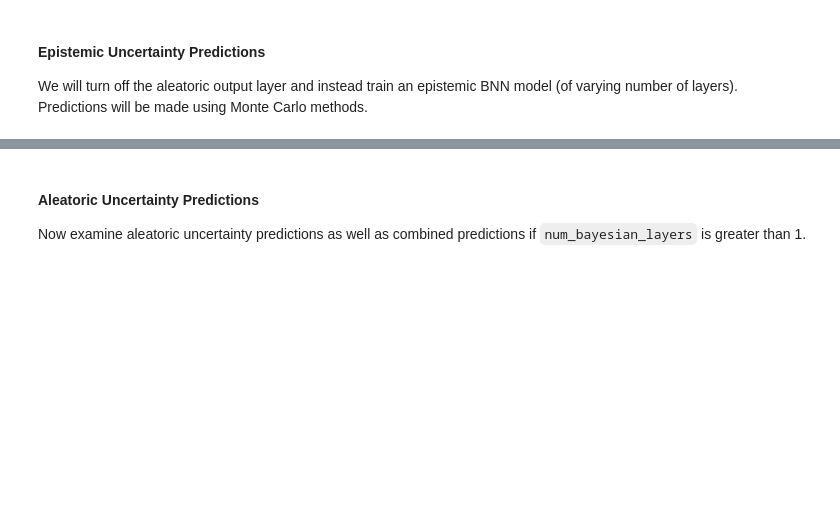
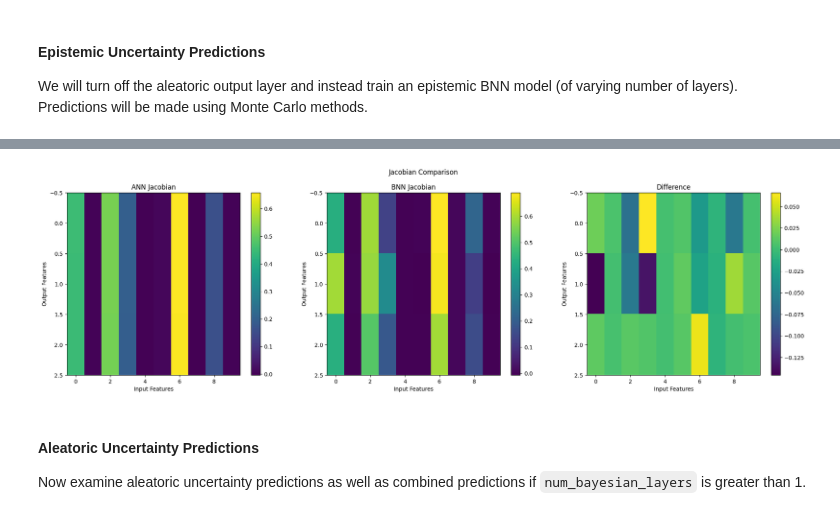
Before and after one commit to NREL/tf-melt, a Jupyter notebook: examples/regression.ipynb, the cells around one changed output, grey strips where cells are left out. Cells and saved outputs as stored; diff of their text form; code cells hidden in the pictures; blank space fills up the shorter version.

```diff
--- a/examples/regression.ipynb
+++ b/examples/regression.ipynb
@@ -592,0 +656,14 @@ plt.show()
+# %%
+
+print(f"Shape of x_test: {x_train.shape}")
+# Grab a set of inputs from the test data
+x_sample = x_test[10, :].reshape(1, -1)
+print(f"Shape of x_sample: {x_sample.shape}")
+
+# Compute the tensorflow gradients
+tfmelt_jacobian = bnn_model.compute_jacobian(x_sample)
+# Compute the ann graients again
+tfmelt_jac_ann = ann_model.compute_jacobian(x_sample)
+
+print("Tensorflow Jacobian Computation:", tfmelt_jacobian)
+print(f"Shape of tfmelt jacobian: {tfmelt_jacobian.shape}")
@@ -593,3 +686,28 @@ plt.show()
+# %%
+# plot comparison of ann and bnn jacobians
+fig, (ax1, ax2, ax3) = plt.subplots(1, 3, figsize=(24, 6))
+cb1 = ax1.imshow(tfmelt_jac_ann[0, :, 0, :], aspect="auto")
+ax1.set_title("ANN Jacobian")
+ax1.set_xlabel("Input Features")
+ax1.set_ylabel("Output Features")
+plt.colorbar(cb1)
+
+cb2 = ax2.imshow(tfmelt_jacobian[0, :, 0, :], aspect="auto")
+ax2.set_title("BNN Jacobian")
+ax2.set_xlabel("Input Features")
+ax2.set_ylabel("Output Features")
+plt.colorbar(cb2)
+
+cb3 = ax3.imshow(tfmelt_jac_ann[0, :, 0, :] - tfmelt_jacobian[0, :, 0, :], aspect="auto")
+ax3.set_title("Difference")
+ax3.set_xlabel("Input Features")
+ax3.set_ylabel("Output Features")
+plt.colorbar(cb3)
+
+fig.suptitle("Jacobian Comparison")
+plt.show()
+# %% [output]
+[figure, added]
 # %% [markdown]
 #### Aleatoric Uncertainty Predictions
 Now examine aleatoric uncertainty predictions as well as combined predictions if `num_bayesian_layers` is greater than 1.
```
Also changed, not shown: parts of 20 cells of this notebook, 2 other files.
